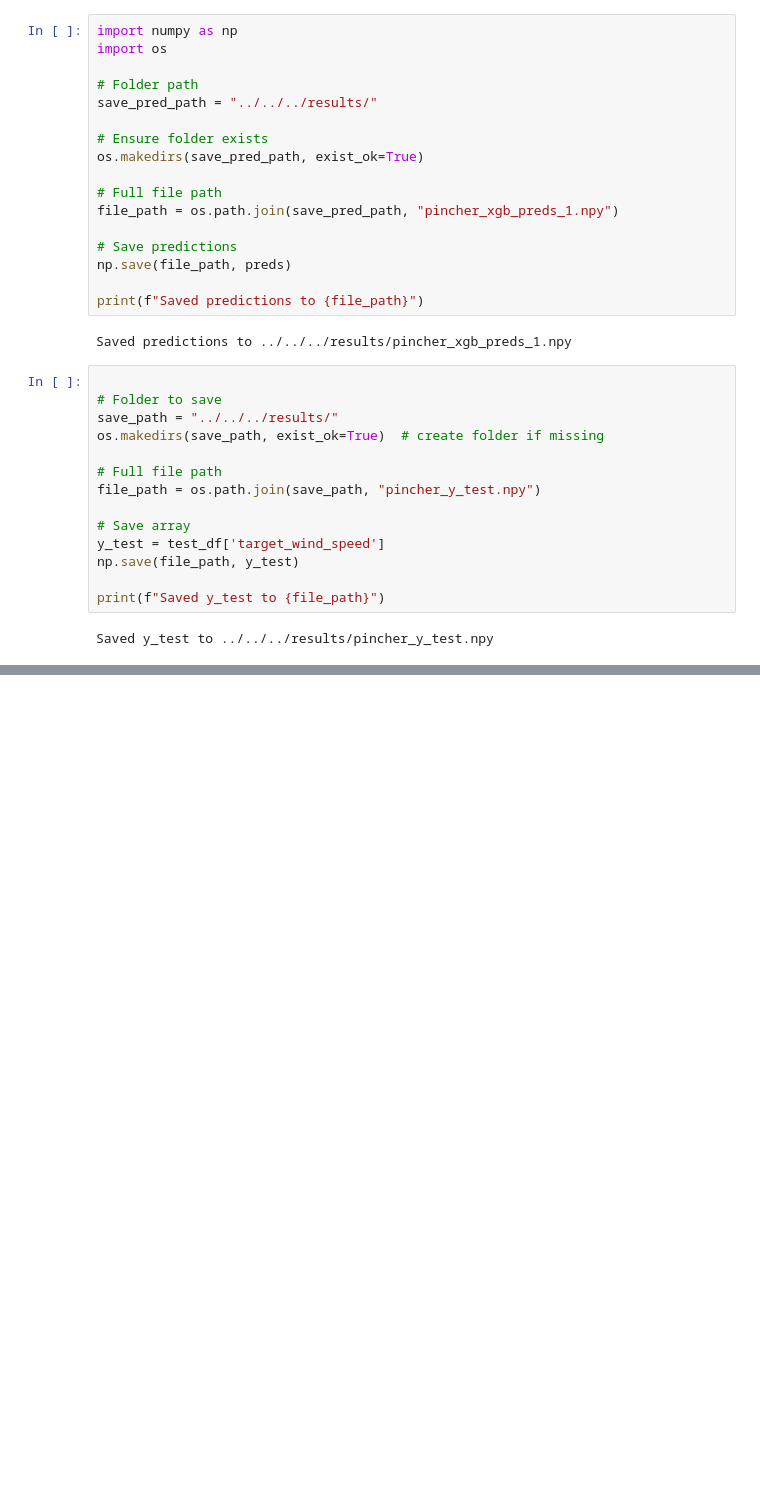
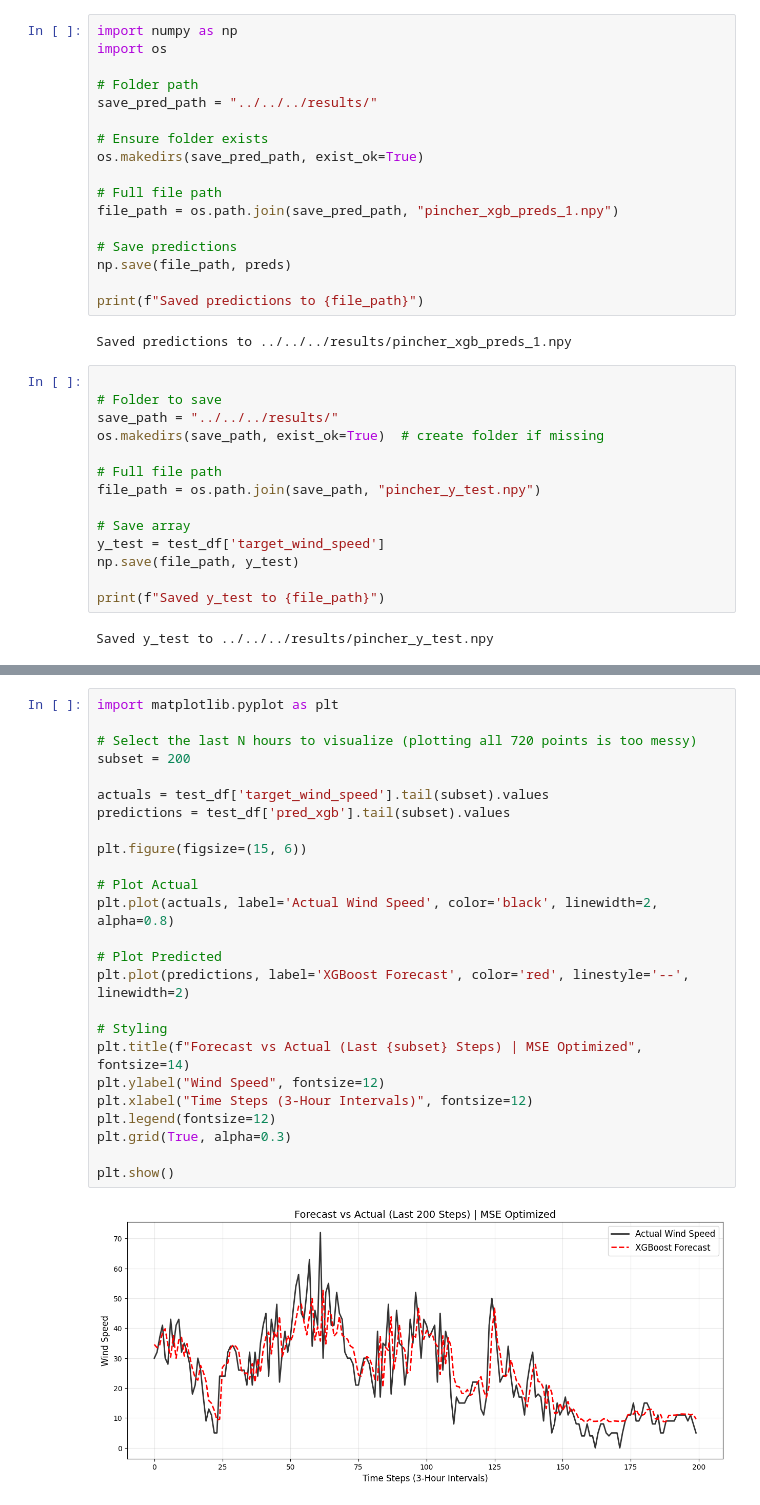
Before and after one commit to amirbaqerzadeh/wind-forecast-benchmark, a Jupyter notebook: notebooks/non-linear/ensemble/pincher_xgboost.ipynb, the cells around one changed output, grey strips where cells are left out. Cells and saved outputs as stored; diff of their text form; blank space fills up the shorter version.

```diff
--- a/notebooks/non-linear/ensemble/pincher_xgboost.ipynb
+++ b/notebooks/non-linear/ensemble/pincher_xgboost.ipynb
@@ -339,0 +437,27 @@ plt.show()
+# %%
+import matplotlib.pyplot as plt
+
+# Select the last N hours to visualize (plotting all 720 points is too messy)
+subset = 200
+
+actuals = test_df['target_wind_speed'].tail(subset).values
+predictions = test_df['pred_xgb'].tail(subset).values
+
+plt.figure(figsize=(15, 6))
+
+# Plot Actual
+plt.plot(actuals, label='Actual Wind Speed', color='black', linewidth=2, alpha=0.8)
+
+# Plot Predicted
+plt.plot(predictions, label='XGBoost Forecast', color='red', linestyle='--', linewidth=2)
+
+# Styling
+plt.title(f"Forecast vs Actual (Last {subset} Steps) | MSE Optimized", fontsize=14)
+plt.ylabel("Wind Speed", fontsize=12)
+plt.xlabel("Time Steps (3-Hour Intervals)", fontsize=12)
+plt.legend(fontsize=12)
+plt.grid(True, alpha=0.3)
+
+plt.show()
+# %% [output]
+[figure, added]
```
Also changed, not shown: parts of 9 cells of this notebook.
